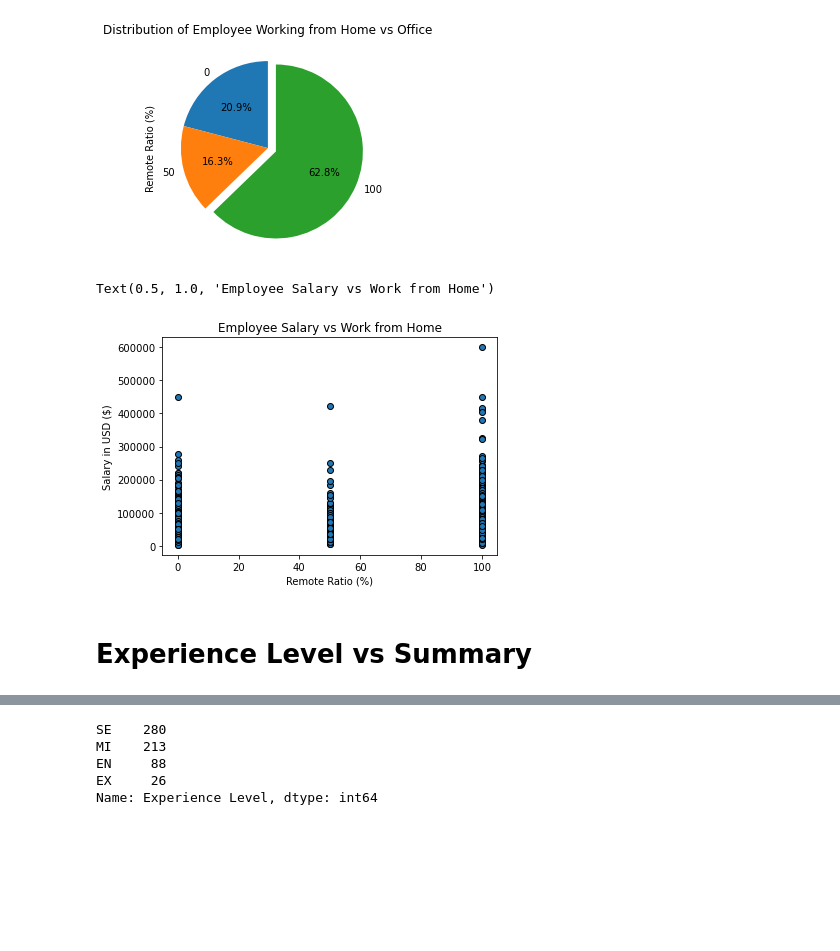
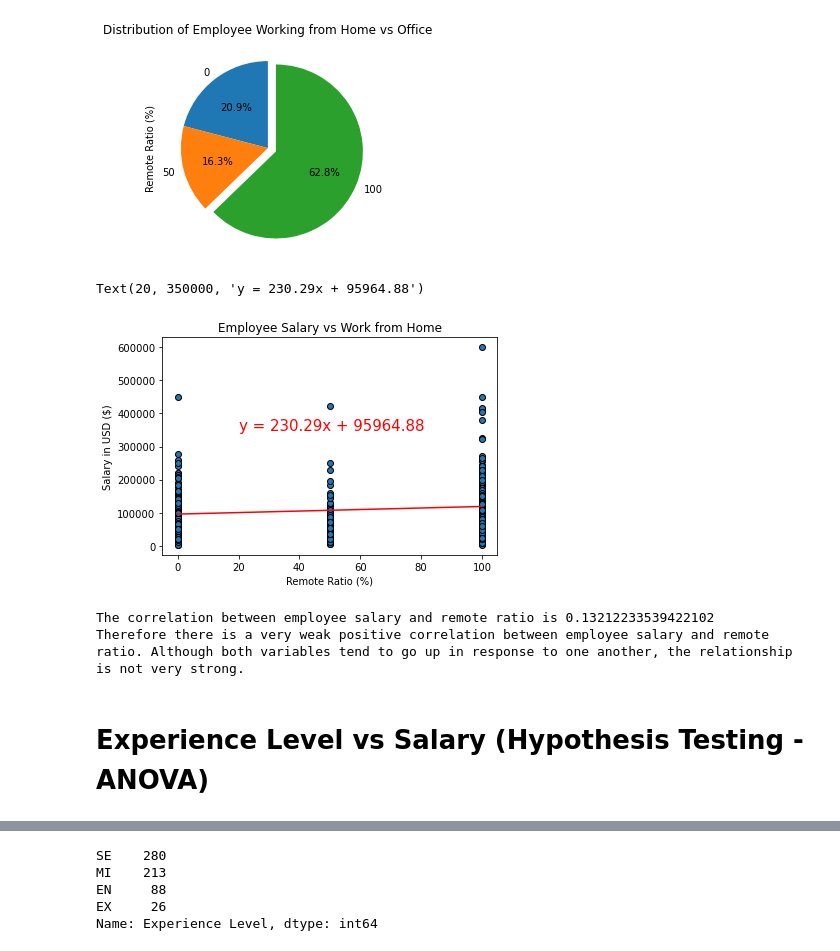
Before and after one commit to Prathima0808/project-one, a Jupyter notebook: Carl - Research Question 1.ipynb, the cells around one changed output, grey strips where cells are left out. Drawn from its saved outputs; the diff is of its cells as text; code cells hidden in the pictures; blank space fills up the shorter version.

Commit message:
updated research q1 with boxplot and anova test

```diff
--- a/Carl - Research Question 1.ipynb
+++ b/Carl - Research Question 1.ipynb
@@ -79,10 +78,24 @@ Text(0.5, 1.0, 'Distribution of Employee Working from Home vs Office')
 # %%
 plt.scatter(ds_renamed_df["Remote Ratio"], ds_renamed_df["Salary in USD"], edgecolor = "black")
 plt.xlabel("Remote Ratio (%)")
 plt.ylabel("Salary in USD ($)")
 plt.title("Employee Salary vs Work from Home")
+
+(slope, intercept, rvalue, pvalue, stderr) = st.linregress(ds_renamed_df["Remote Ratio"], ds_renamed_df["Salary in USD"])
+regress_values = ds_renamed_df["Remote Ratio"] * slope + intercept
+line_eq = "y = " + str(round(slope,2)) + "x + " + str(round(intercept,2))
+plt.plot(ds_renamed_df["Remote Ratio"],regress_values,"r-",)
+plt.annotate(line_eq,(20,350000),fontsize=15,color="red")
 # %% [output]
-Text(0.5, 1.0, 'Employee Salary vs Work from Home')
+Text(20, 350000, 'y = 230.29x + 95964.88')
-[figure, old version]
+[figure, new version]
+# %%
+correlation = st.pearsonr(ds_renamed_df["Remote Ratio"], ds_renamed_df["Salary in USD"])[0]
+
+print(f"The correlation between employee salary and remote ratio is {correlation}")
+print("Therefore there is a very weak positive correlation between employee salary and remote ratio. Although both variables tend to go up in response to one another, the relationship is not very strong.")
+# %% [output]
+The correlation between employee salary and remote ratio is 0.13212233539422102
+Therefore there is a very weak positive correlation between employee salary and remote ratio. Although both variables tend to go up in response to one another, the relationship is not very strong.
 # %% [markdown]
-# Experience Level vs Summary
+# Experience Level vs Salary (Hypothesis Testing - ANOVA)
```
Also changed, not shown: parts of 9 cells of this notebook.
